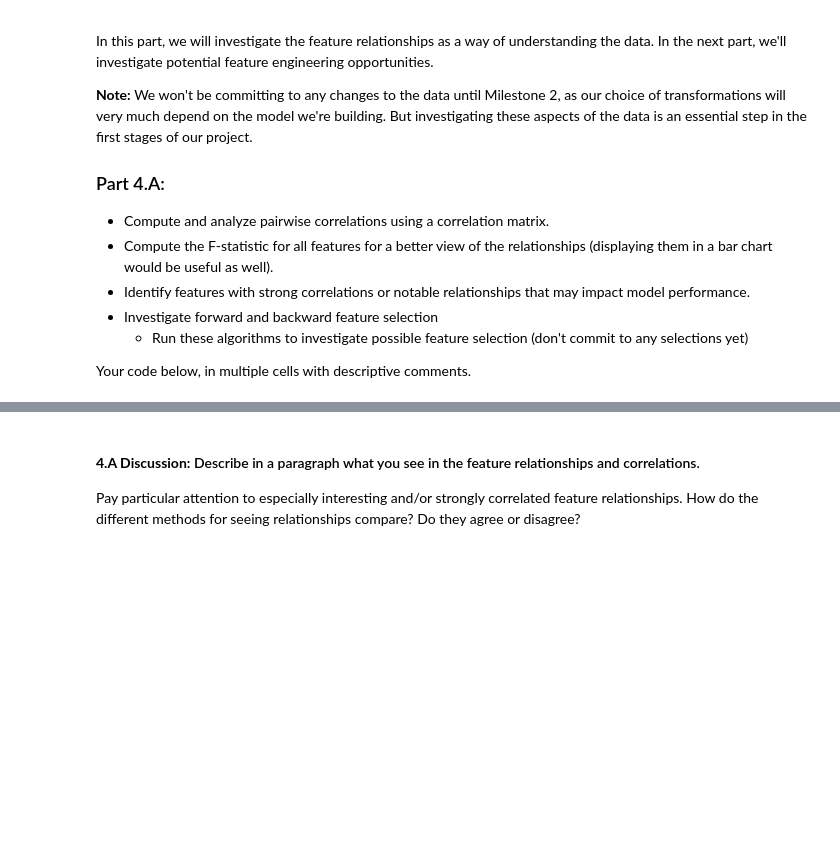
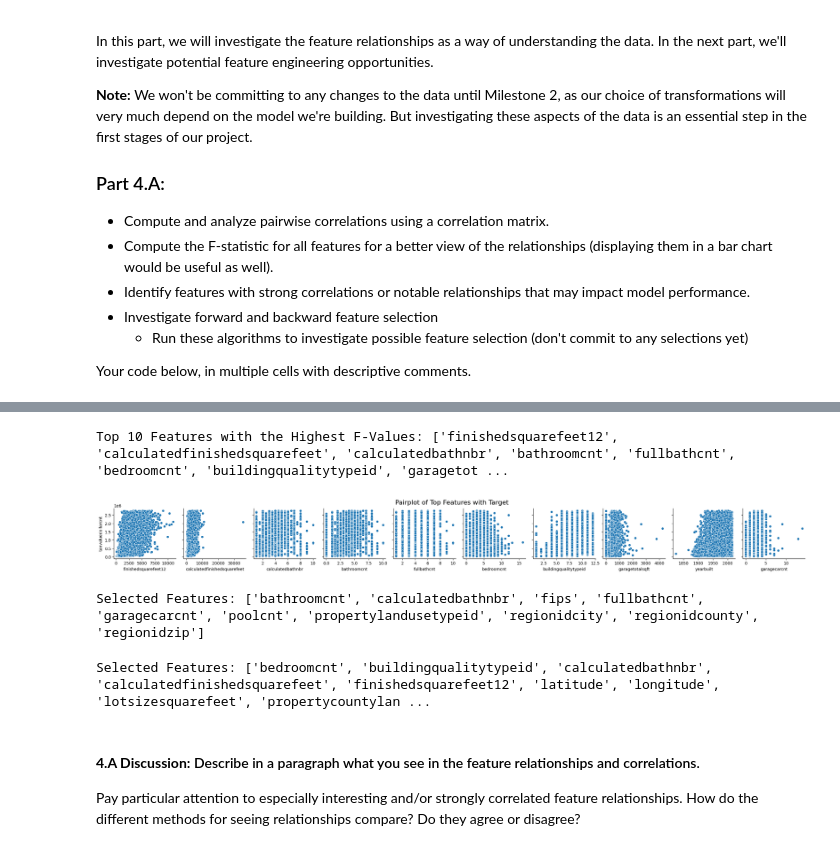
Before and after one commit to DaveD-BU/DS_603_Team_17, a Jupyter notebook: Milestone_01.ipynb, the cells around one changed output, grey strips where cells are left out. Drawn from its saved outputs; the diff is of its cells as text; code cells hidden in the pictures; blank space fills up the shorter version.

```diff
--- a/Milestone_01.ipynb
+++ b/Milestone_01.ipynb
@@ -496,3 +574,60 @@ Your code below, in multiple cells with descriptive comments.
+# %%
+#Identify features with strong correlations or notable relationships that may impact model performance.
+# Select the top 10 features with the highest F-values.
+top_features = f_test_results['Feature'].head(10).tolist()
+
+print(f"Top 10 Features with the Highest F-Values: {top_features}")
+
+# Create a pairplot to visualize the relationships between the target and the top features.
+sns.pairplot(df_4, y_vars=['taxvaluedollarcnt'], x_vars=top_features, kind='scatter')
+plt.suptitle('Pairplot of Top Features with Target', y=1.02, fontsize=16)
+
+plt.show()
+# %% [output]
+Top 10 Features with the Highest F-Values: ['finishedsquarefeet12', 'calculatedfinishedsquarefeet', 'calculatedbathnbr', 'bathroomcnt', 'fullbathcnt', 'bedroomcnt', 'buildingqualitytypeid', 'garagetot ...
+[figure, added]
+# %%
+#Forward feature selection using SequentialFeatureSelector with Random Forest Regressor as the estimator.
+# Define the estimator (Random Forest Regressor)
+estimator = RandomForestRegressor(random_state=random_state)
+
+# Define the Sequential Feature Selector
+# Forward feature selection with 10 features
+sfs = SequentialFeatureSelector(estimator, n_features_to_select=10, direction='forward', n_jobs=-1)
+
+# Fit the Sequential Feature Selector on the data
+sfs.fit(X, y)
+
+# Get the selected feature indices
+selected_feature_indices = sfs.get_support(indices=True)
+
+# Get the selected feature names
+selected_features = X.columns[selected_feature_indices].tolist()
+
+print(f"Selected Features: {selected_features}")
+# %% [output]
+Selected Features: ['bathroomcnt', 'calculatedbathnbr', 'fips', 'fullbathcnt', 'garagecarcnt', 'poolcnt', 'propertylandusetypeid', 'regionidcity', 'regionidcounty', 'regionidzip']
+# %%
+#Backward feature selection using SequentialFeatureSelector with Random Forest Regressor as the estimator.
+# Define the estimator (Random Forest Regressor)
+estimator = RandomForestRegressor(random_state=random_state)
+
+# Define the Sequential Feature Selector
+# Backward feature selection with 10 features
+sfs_b = SequentialFeatureSelector(estimator, direction='backward', n_jobs=-1)
+
+# Fit the Sequential Feature Selector on the data
+sfs_b.fit(X, y)
+
+# Get the selected feature indices
+selected_feature_indices_b = sfs_b.get_support(indices=True)
+
+# Get the selected feature names
+selected_features_b = X.columns[selected_feature_indices_b].tolist()
+
+print(f"Selected Features: {selected_features_b}")
+# %% [output]
+Selected Features: ['bedroomcnt', 'buildingqualitytypeid', 'calculatedbathnbr', 'calculatedfinishedsquarefeet', 'finishedsquarefeet12', 'latitude', 'longitude', 'lotsizesquarefeet', 'propertycountylan ...
 # %% [markdown]
 #### **4.A Discussion:**  Describe in a paragraph what you see in the feature relationships and correlations.
 
```
Also changed, not shown: parts of 18 cells of this notebook, 3 other files.
